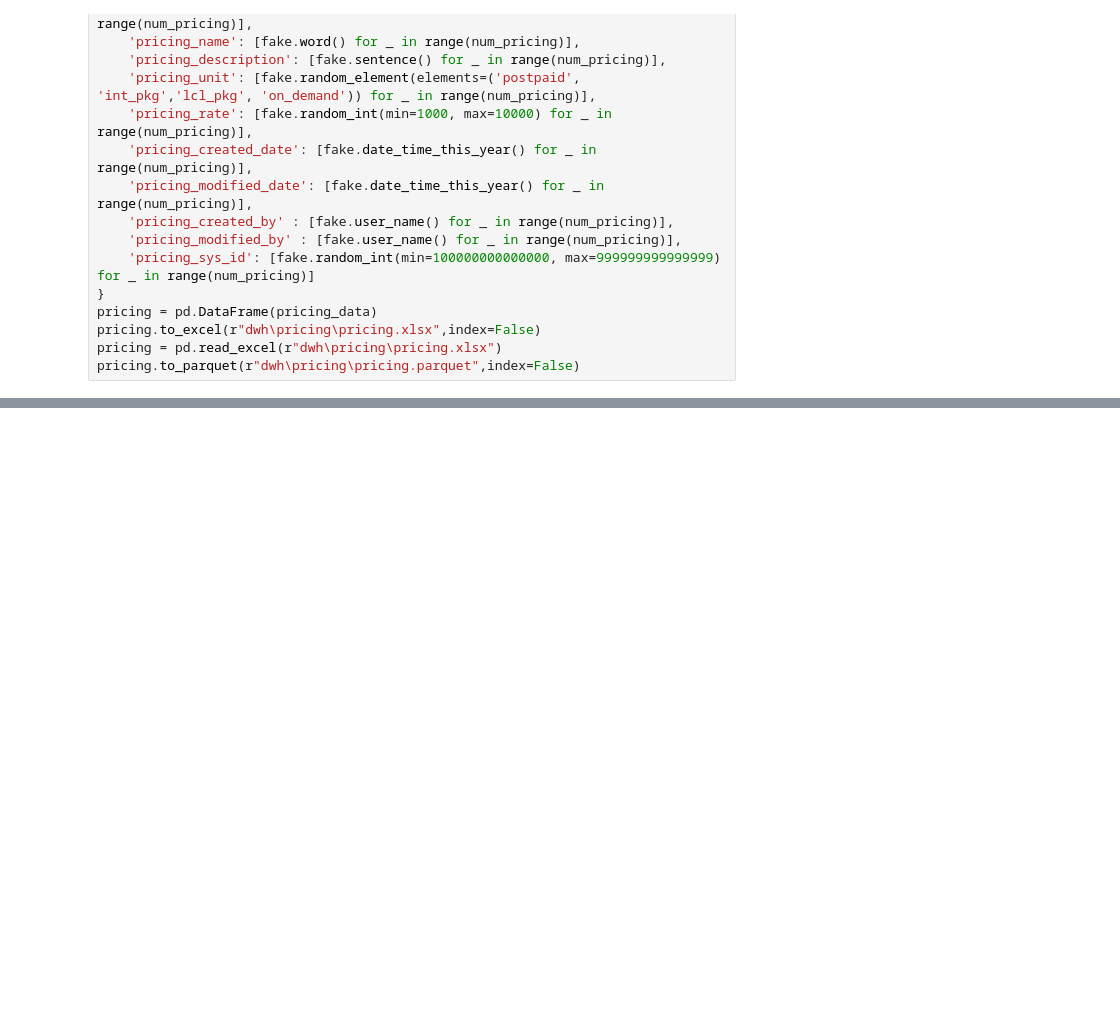
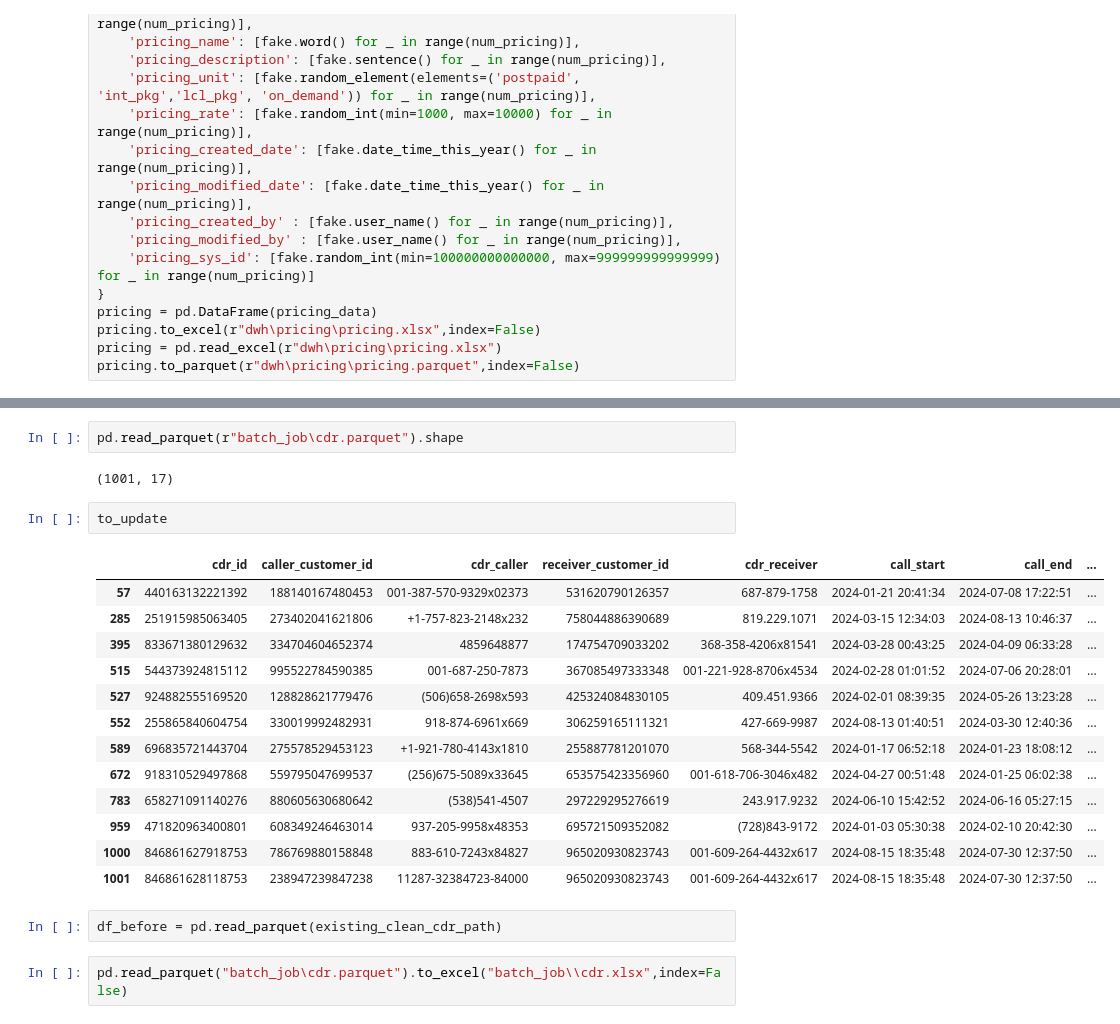
Before and after one commit to zylbergs/telmark, a Jupyter notebook: dev_main.ipynb, the cells around one changed output, grey strips where cells are left out. Cells and saved outputs as stored; diff of their text form; blank space fills up the shorter version.

Commit message:
batch pipeline update

```diff
--- a/dev_main.ipynb
+++ b/dev_main.ipynb
@@ -323,0 +387,24 @@ print(f"Data from table '{table_name}' has been sent to Kafka topic '{kafka_topi
+# %%
+pd.read_parquet(r"batch_job\cdr.parquet").shape
+# %% [output]
+(1001, 17)
+# %%
+to_update
+# %% [output]
+|  | cdr_id | caller_customer_id | cdr_caller | receiver_customer_id | cdr_receiver | call_start | call_end | ... |
+| 57 | 440163132221392 | 188140167480453 | 001-387-570-9329x02373 | 531620790126357 | 687-879-1758 | 2024-01-21 20:41:34 | 2024-07-08 17:22:51 | ... |
+| 285 | 251915985063405 | 273402041621806 | +1-757-823-2148x232 | 758044886390689 | 819.229.1071 | 2024-03-15 12:34:03 | 2024-08-13 10:46:37 | ... |
+| 395 | 833671380129632 | 334704604652374 | 4859648877 | 174754709033202 | 368-358-4206x81541 | 2024-03-28 00:43:25 | 2024-04-09 06:33:28 | ... |
+| 515 | 544373924815112 | 995522784590385 | 001-687-250-7873 | 367085497333348 | 001-221-928-8706x4534 | 2024-02-28 01:01:52 | 2024-07-06 20:28:01 | ... |
+| 527 | 924882555169520 | 128828621779476 | (506)658-2698x593 | 425324084830105 | 409.451.9366 | 2024-02-01 08:39:35 | 2024-05-26 13:23:28 | ... |
+| 552 | 255865840604754 | 330019992482931 | 918-874-6961x669 | 306259165111321 | 427-669-9987 | 2024-08-13 01:40:51 | 2024-03-30 12:40:36 | ... |
+| 589 | 696835721443704 | 275578529453123 | +1-921-780-4143x1810 | 255887781201070 | 568-344-5542 | 2024-01-17 06:52:18 | 2024-01-23 18:08:12 | ... |
+| 672 | 918310529497868 | 559795047699537 | (256)675-5089x33645 | 653575423356960 | 001-618-706-3046x482 | 2024-04-27 00:51:48 | 2024-01-25 06:02:38 | ... |
+| 783 | 658271091140276 | 880605630680642 | (538)541-4507 | 297229295276619 | 243.917.9232 | 2024-06-10 15:42:52 | 2024-06-16 05:27:15 | ... |
+| 959 | 471820963400801 | 608349246463014 | 937-205-9958x48353 | 695721509352082 | (728)843-9172 | 2024-01-03 05:30:38 | 2024-02-10 20:42:30 | ... |
+| 1000 | 846861627918753 | 786769880158848 | 883-610-7243x84827 | 965020930823743 | 001-609-264-4432x617 | 2024-08-15 18:35:48 | 2024-07-30 12:37:50 | ... |
+| 1001 | 846861628118753 | 238947239847238 | 11287-32384723-84000 | 965020930823743 | 001-609-264-4432x617 | 2024-08-15 18:35:48 | 2024-07-30 12:37:50 | ... |
+# %%
+df_before = pd.read_parquet(existing_clean_cdr_path)
+# %%
+pd.read_parquet("batch_job\cdr.parquet").to_excel("batch_job\\cdr.xlsx",index=False)
```
Also changed, not shown: parts of 14 cells of this notebook, 9 other files.
